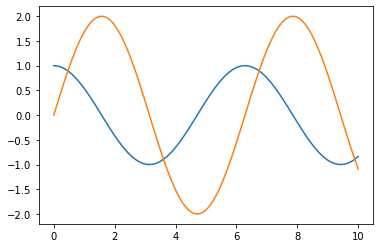
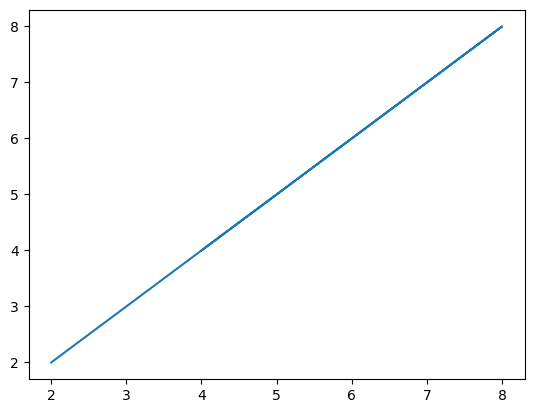
The notebook cell's code change between the first figure and the second:
--- before
+++ after
@@ -1,2 +1,2 @@
-plt.plot(t, Ex[0])
-plt.plot(t, Ey[0])
+plt.plot(a1, a1)
+plt.show()

Commit: x